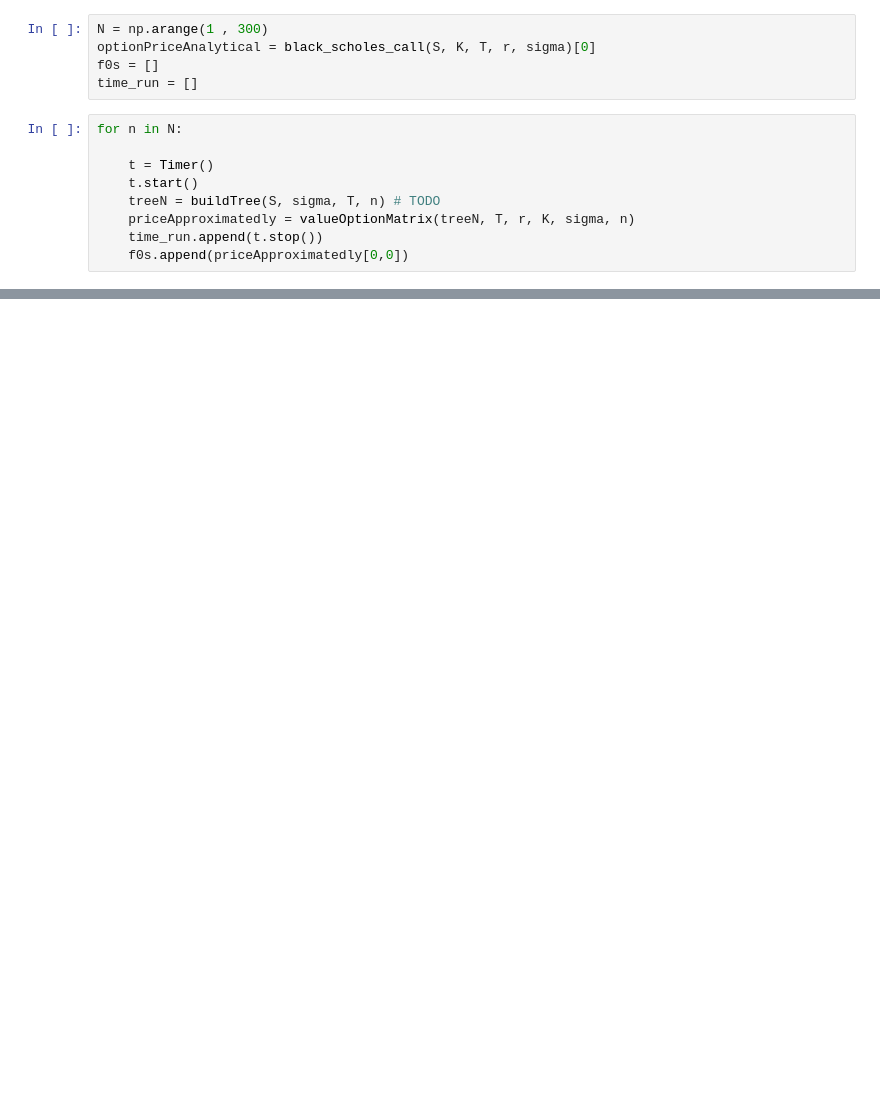
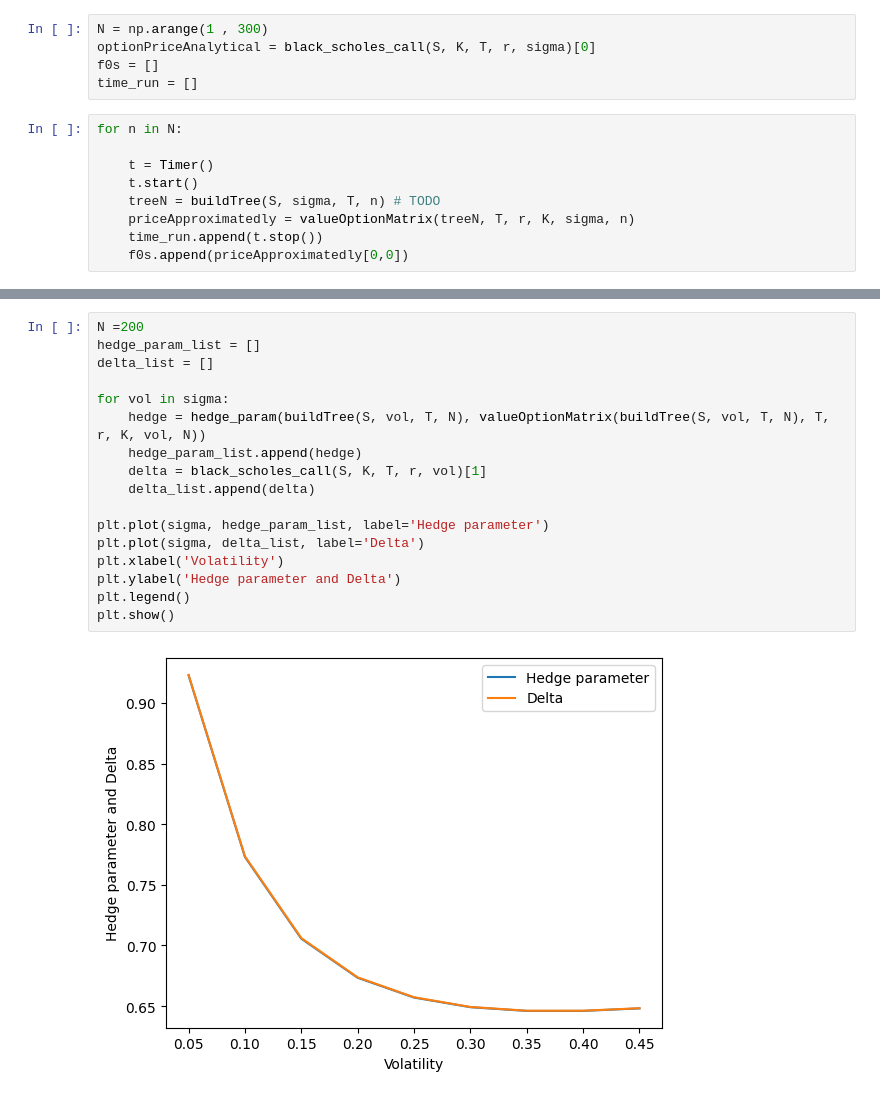
Before and after one commit to AdrianRue/Computational-Finance, a Jupyter notebook: Part-II.ipynb, the cells around one changed output, grey strips where cells are left out. Saved outputs shown, nothing was run; the diff lists cells and outputs as text; blank space fills up the shorter version.

```diff
--- a/Part-II.ipynb
+++ b/Part-II.ipynb
@@ -113,0 +129,19 @@ plt.show()
+# %%
+N =200
+hedge_param_list = []
+delta_list = []
+
+for vol in sigma:
+    hedge = hedge_param(buildTree(S, vol, T, N), valueOptionMatrix(buildTree(S, vol, T, N), T, r, K, vol, N))
+    hedge_param_list.append(hedge)
+    delta = black_scholes_call(S, K, T, r, vol)[1]
+    delta_list.append(delta)
+
+plt.plot(sigma, hedge_param_list, label='Hedge parameter')
+plt.plot(sigma, delta_list, label='Delta')
+plt.xlabel('Volatility')
+plt.ylabel('Hedge parameter and Delta')
+plt.legend()
+plt.show()
+# %% [output]
+[figure, added]
```
Also changed, not shown: parts of 3 cells of this notebook.
